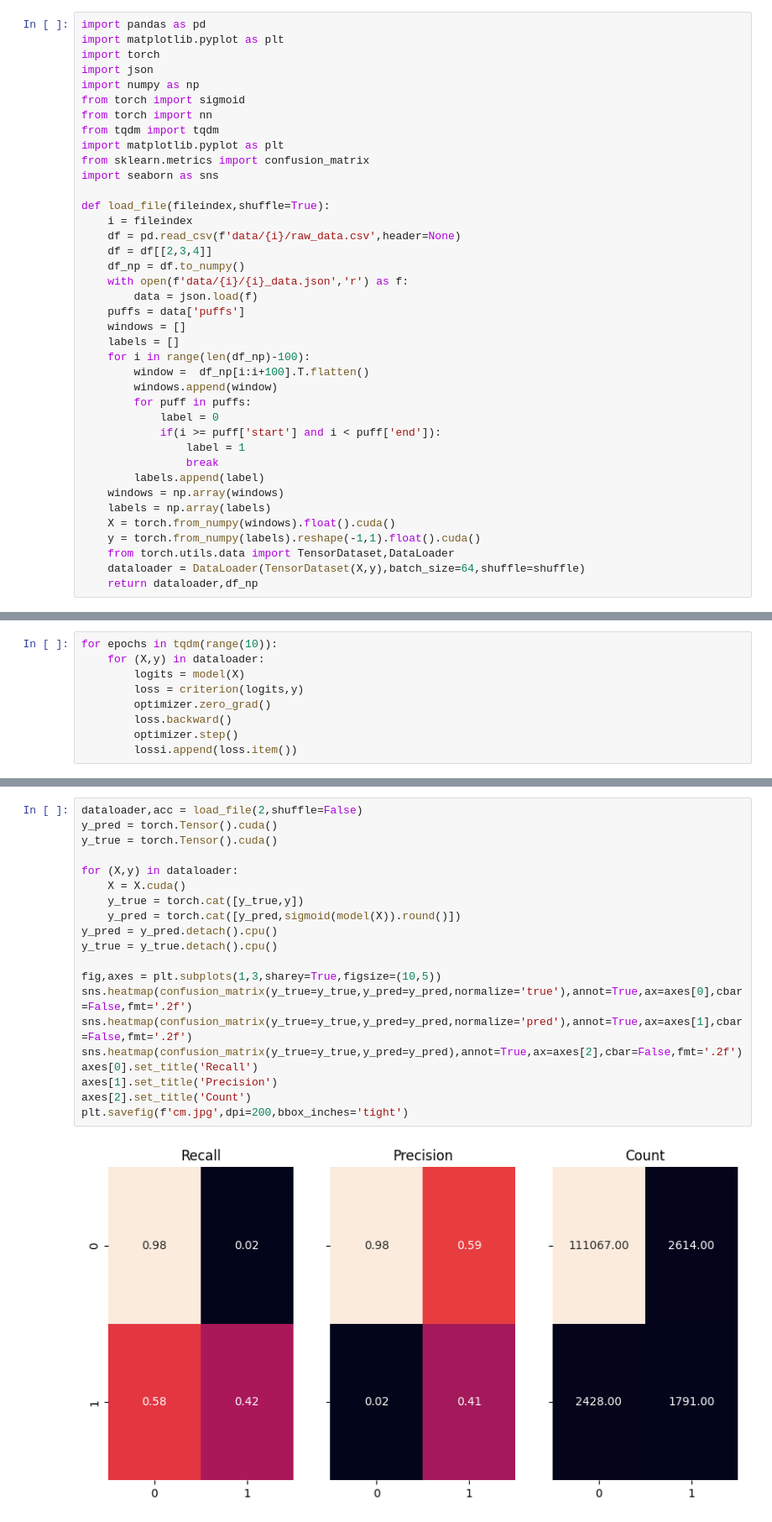
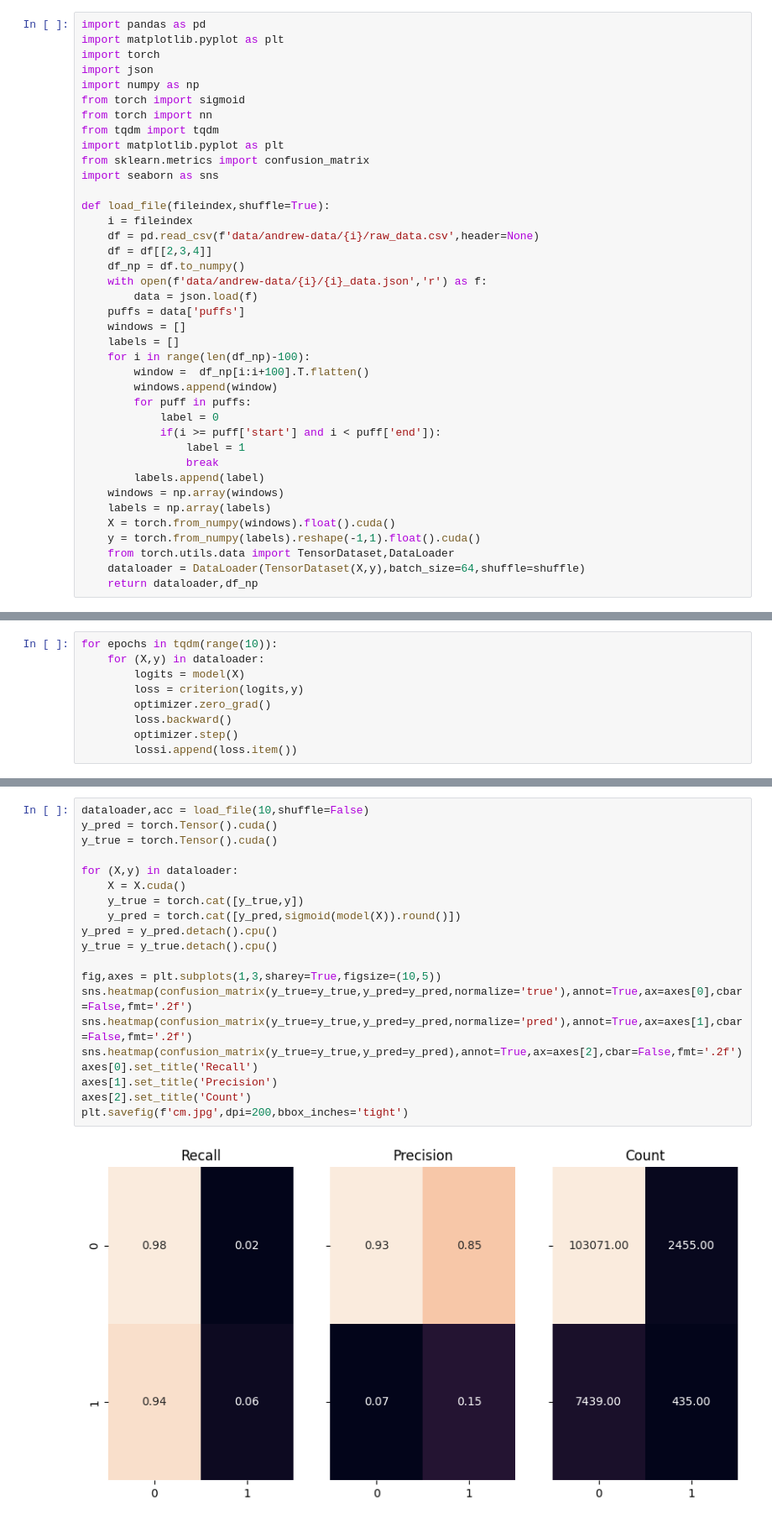
Before and after one commit to smithandrewk/smoking_ml, a Jupyter notebook: notebooks/2_train_continuously.ipynb, the cells around one changed output, grey strips where cells are left out. Shown: that part at 84% size. Saved outputs shown, nothing was run; the diff lists cells and outputs as text.

```diff
--- a/notebooks/2_train_continuously.ipynb
+++ b/notebooks/2_train_continuously.ipynb
@@ -13,10 +13,10 @@ import seaborn as sns
 
 def load_file(fileindex,shuffle=True):
     i = fileindex
-    df = pd.read_csv(f'data/{i}/raw_data.csv',header=None)
+    df = pd.read_csv(f'data/andrew-data/{i}/raw_data.csv',header=None)
     df = df[[2,3,4]]
     df_np = df.to_numpy()
-    with open(f'data/{i}/{i}_data.json','r') as f:
+    with open(f'data/andrew-data/{i}/{i}_data.json','r') as f:
         data = json.load(f)
     puffs = data['puffs']
     windows = []
@@ -79,25 +79,25 @@ plt.plot(torch.tensor(lossi)[:len(lossi)-len(lossi)%res].view(-1,res).mean(1))
 # %%
-dataloader,acc = load_file(2,shuffle=False)
+dataloader,acc = load_file(10,shuffle=False)
 y_pred = torch.Tensor().cuda()
 y_true = torch.Tensor().cuda()
 
 for (X,y) in dataloader:
     X = X.cuda()
     y_true = torch.cat([y_true,y])
     y_pred = torch.cat([y_pred,sigmoid(model(X)).round()])
 y_pred = y_pred.detach().cpu()
 y_true = y_true.detach().cpu()
 
 fig,axes = plt.subplots(1,3,sharey=True,figsize=(10,5))
 sns.heatmap(confusion_matrix(y_true=y_true,y_pred=y_pred,normalize='true'),annot=True,ax=axes[0],cbar=False,fmt='.2f')
 sns.heatmap(confusion_matrix(y_true=y_true,y_pred=y_pred,normalize='pred'),annot=True,ax=axes[1],cbar=False,fmt='.2f')
 sns.heatmap(confusion_matrix(y_true=y_true,y_pred=y_pred),annot=True,ax=axes[2],cbar=False,fmt='.2f')
 axes[0].set_title('Recall')
 axes[1].set_title('Precision')
 axes[2].set_title('Count')
 plt.savefig(f'cm.jpg',dpi=200,bbox_inches='tight')
 # %% [output]
-[figure, old version]
+[figure, new version]
 # %%
 y_pred = torch.Tensor().cuda()
 y_true = torch.Tensor().cuda()
```
Also changed, not shown: parts of 1 cell of this notebook, 15 other files.
